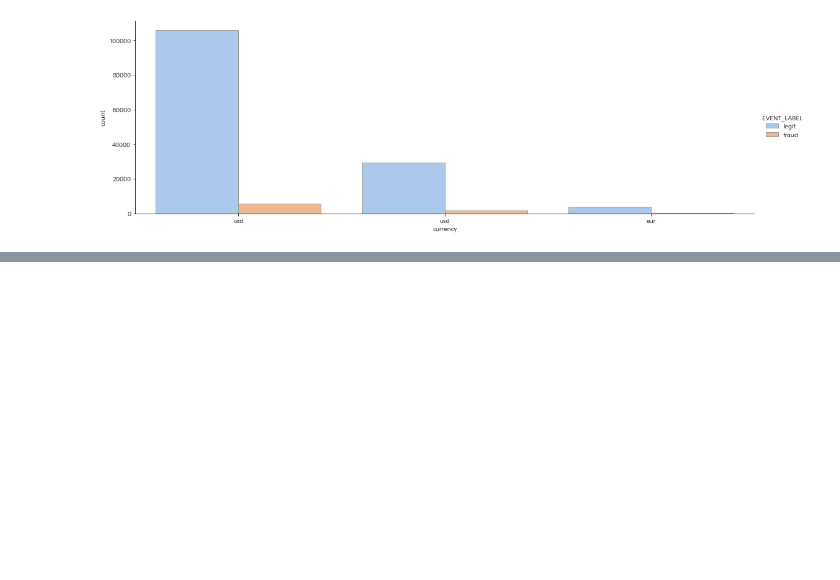
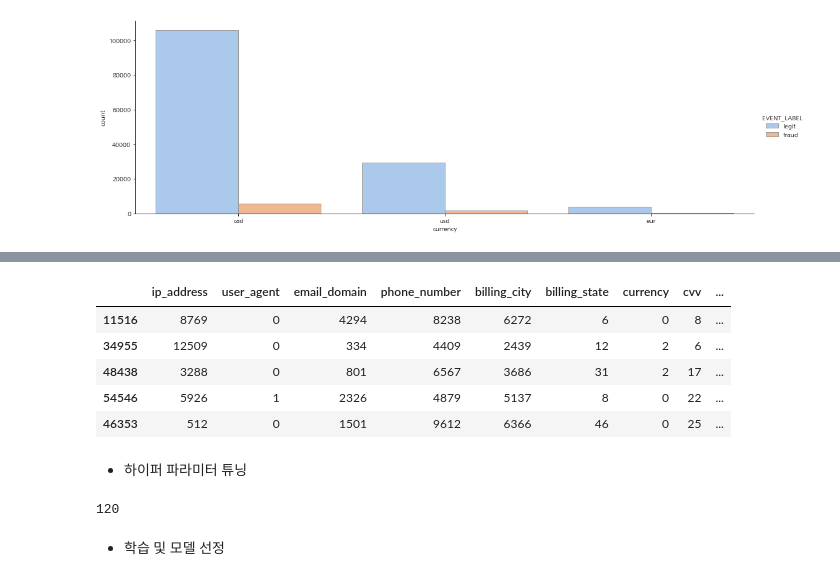
Before and after one commit to seonydg/ml-classification-predicting-credit-card-fraud-transactions, a Jupyter notebook: Predicting Credit Card Fraud Transactions.ipynb, the cells around one changed output, grey strips where cells are left out. Cells and saved outputs as stored; diff of their text form; code cells hidden in the pictures; blank space fills up the shorter version.

Commit message:
feat : modeling

```diff
--- a/Predicting Credit Card Fraud Transactions.ipynb
+++ b/Predicting Credit Card Fraud Transactions.ipynb
@@ -460,0 +512,11 @@ plt.show()
+# %%
+test_x[categorical_lists].head()
+# %% [output]
+|  | ip_address | user_agent | email_domain | phone_number | billing_city | billing_state | currency | cvv | ... |
+| 11516 | 8769 | 0 | 4294 | 8238 | 6272 | 6 | 0 | 8 | ... |
+| 34955 | 12509 | 0 | 334 | 4409 | 2439 | 12 | 2 | 6 | ... |
+| 48438 | 3288 | 0 | 801 | 6567 | 3686 | 31 | 2 | 17 | ... |
+| 54546 | 5926 | 1 | 2326 | 4879 | 5137 | 8 | 0 | 22 | ... |
+| 46353 | 512 | 0 | 1501 | 9612 | 6366 | 46 | 0 | 25 | ... |
+# %% [markdown]
+- 하이퍼 파라미터 튜닝
@@ -460,0 +539,12 @@ plt.show()
+# %%
+max_iter = 0
+
+for m in model_param_dict.keys():
+    for p in model_param_dict[m]:
+        max_iter += 1
+
+print(max_iter)
+# %% [output]
+120
+# %% [markdown]
+- 학습 및 모델 선정
```
Also changed, not shown: parts of 15 cells of this notebook.
